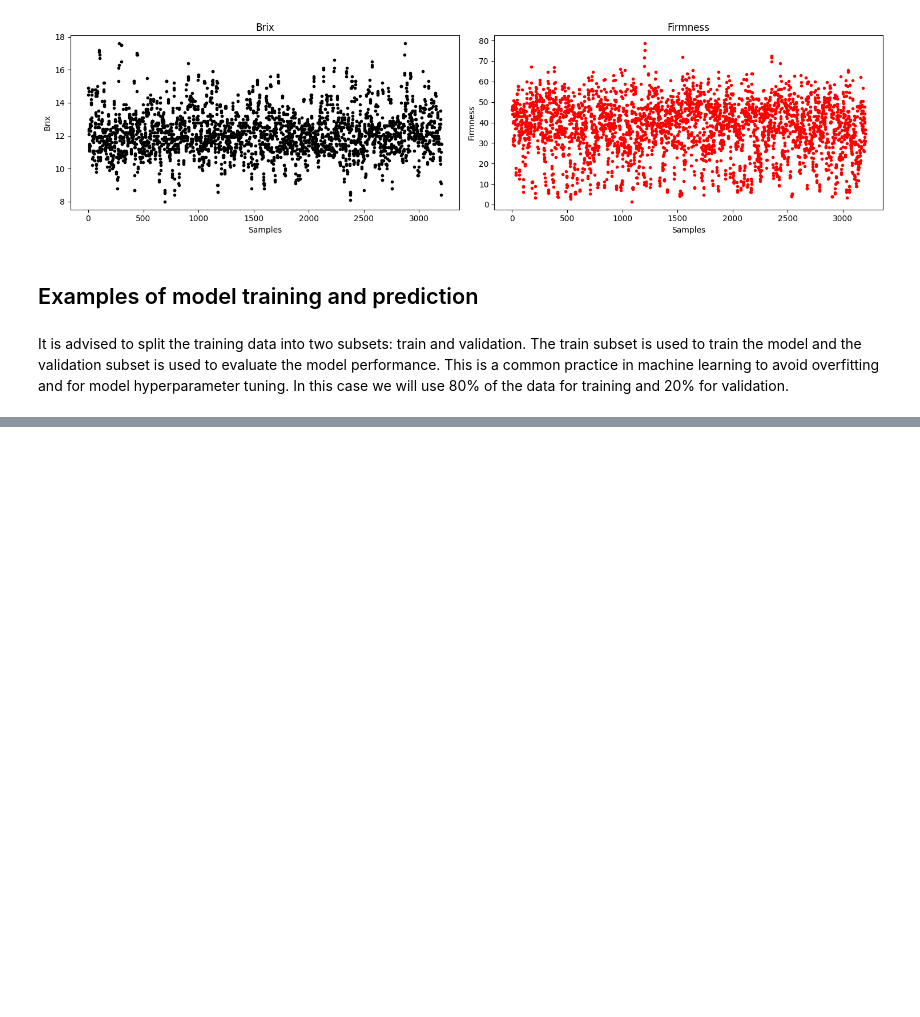
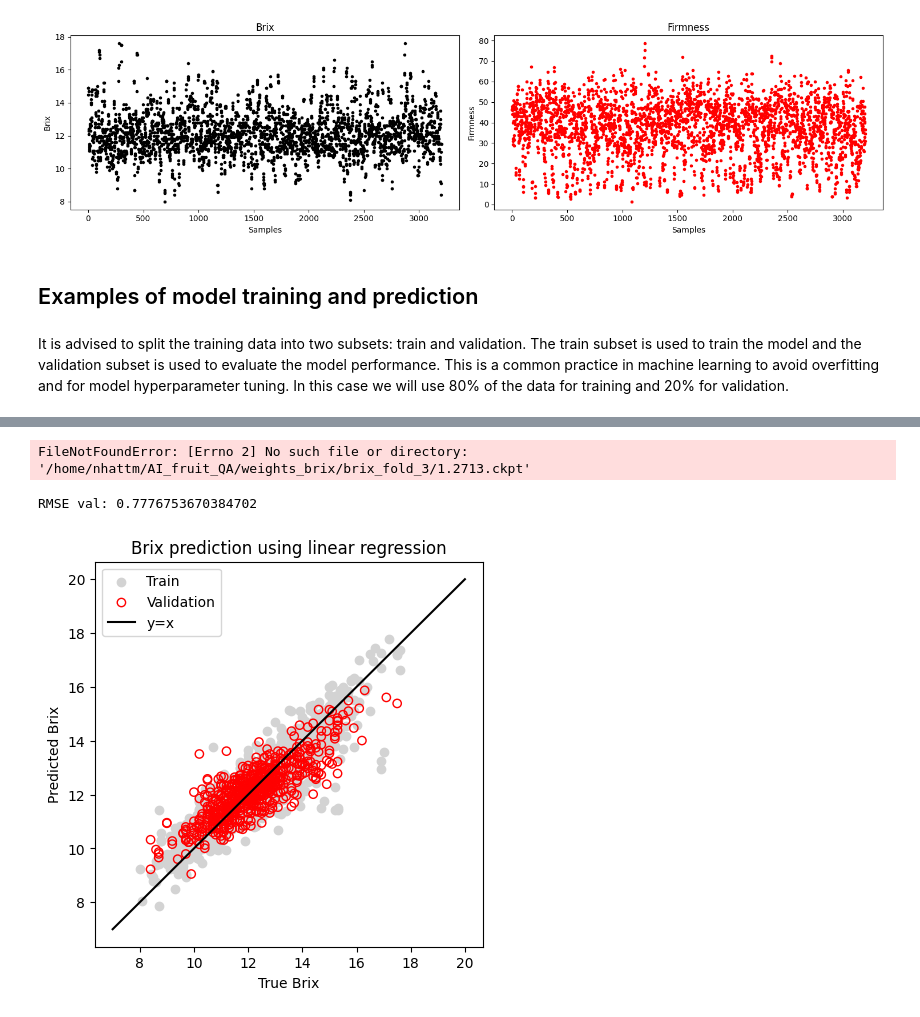
Before and after one commit to minhnhattrinh312/AI_fruit_QA, a Jupyter notebook: Challenge-PearsNIR.ipynb, the cells around one changed output, grey strips where cells are left out. Saved outputs shown, nothing was run; the diff lists cells and outputs as text; code cells hidden in the pictures; blank space fills up the shorter version.

```diff
--- a/Challenge-PearsNIR.ipynb
+++ b/Challenge-PearsNIR.ipynb
@@ -130,0 +189,55 @@ torch.Size([1, 874])
+# %%
+from classification import *
+from tqdm import tqdm
+from torch.utils.data import DataLoader
+import torch._dynamo
+torch._dynamo.config.suppress_errors = True
+model = BasicModel()
+
+device = torch.device("cuda" if torch.cuda.is_available() else "cpu")
+classifier = Classifier(model, cfg.OPT.LEARNING_RATE, cfg.OPT.FACTOR_LR, cfg.OPT.PATIENCE_LR)
+test_dataset = Get_samples(x_test)
+test_loader = DataLoader(
+    test_dataset,
+    batch_size=cfg.TRAIN.BATCH_SIZE,
+    num_workers=cfg.TRAIN.NUM_WORKERS,
+    prefetch_factor=cfg.TRAIN.PREFETCH_FACTOR,
+)
+classifier = classifier.to(device)
+sum_predictions = 0
+test_predictions = []
+with torch.inference_mode():
+    for weight in weight_brix:
+        classifier = Classifier.load_from_checkpoint(
+                checkpoint_path=weight,
+                model=model,
+                learning_rate=cfg.OPT.LEARNING_RATE,
+                factor_lr=cfg.OPT.FACTOR_LR,
+                patience_lr=cfg.OPT.PATIENCE_LR,
+            )
+        classifier.eval()
+        for data in tqdm(test_loader, desc="Prediction Loop"):
+            # print(data)
+            pred = classifier(data.to(device)).cpu().numpy()[:,0]
+            test_predictions.append(pred)
+        test_predictions = np.concatenate(test_predictions)
+        sum_predictions += test_predictions
+# %% [output]
+FileNotFoundError: [Errno 2] No such file or directory: '/home/nhattm/AI_fruit_QA/weights_brix/brix_fold_3/1.2713.ckpt'
+# %%
+rmse_val1 = root_mean_squared_error(y_test, sum_predictions)
+print("RMSE val:", rmse_val1)
+# %% [output]
+RMSE val: 0.7776753670384702
+# %%
+plt.figure(figsize=(5, 5))
+plt.scatter(y_train, brix_train_pred1, color="lightgray", marker="o", linestyle="None")
+plt.scatter(y_test, sum_predictions, color="r", marker="o", facecolors="None")
+plt.plot([7, 20], [7, 20], "k")
+plt.xlabel("True Brix")
+plt.ylabel("Predicted Brix")
+plt.title("Brix prediction using linear regression")
+plt.legend(["Train", "Validation", "y=x"])
+plt.show()
+# %% [output]
+[figure, added]
```
Also changed, not shown: parts of 12 cells of this notebook, 2 other files.
